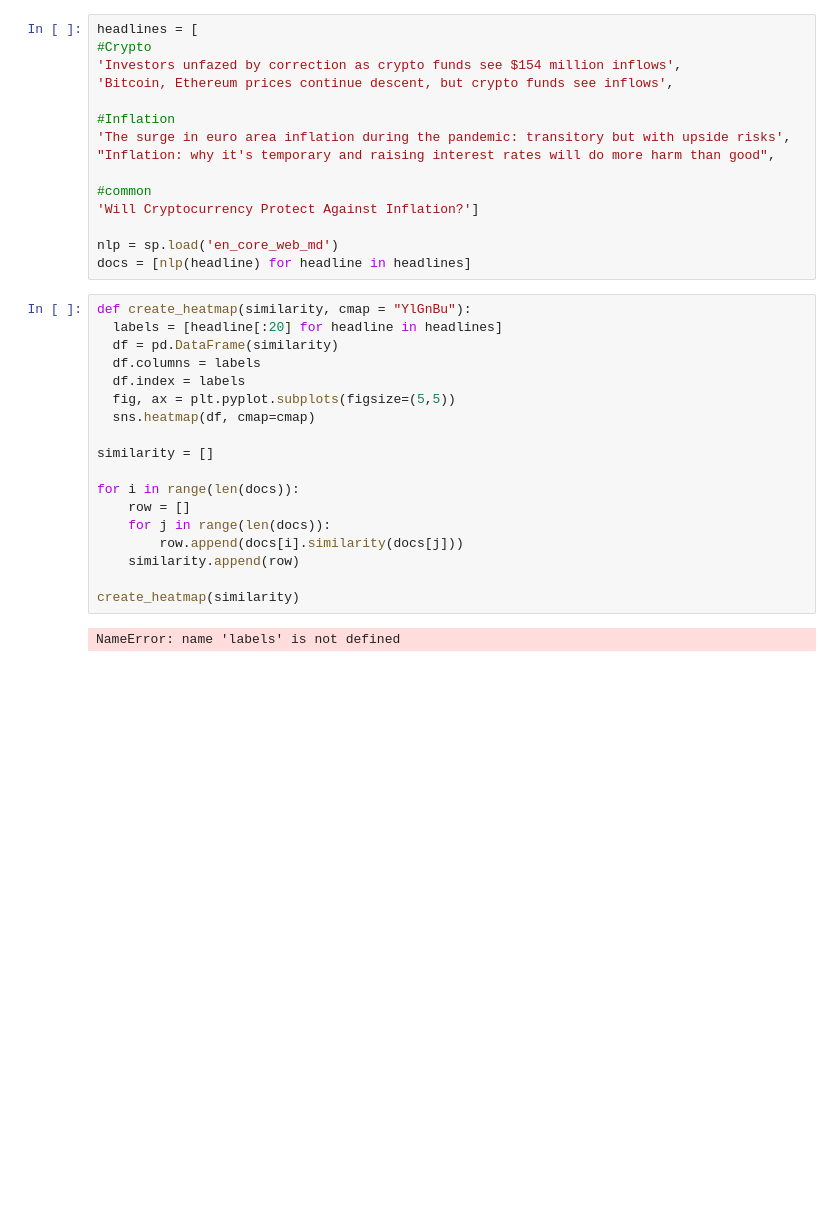
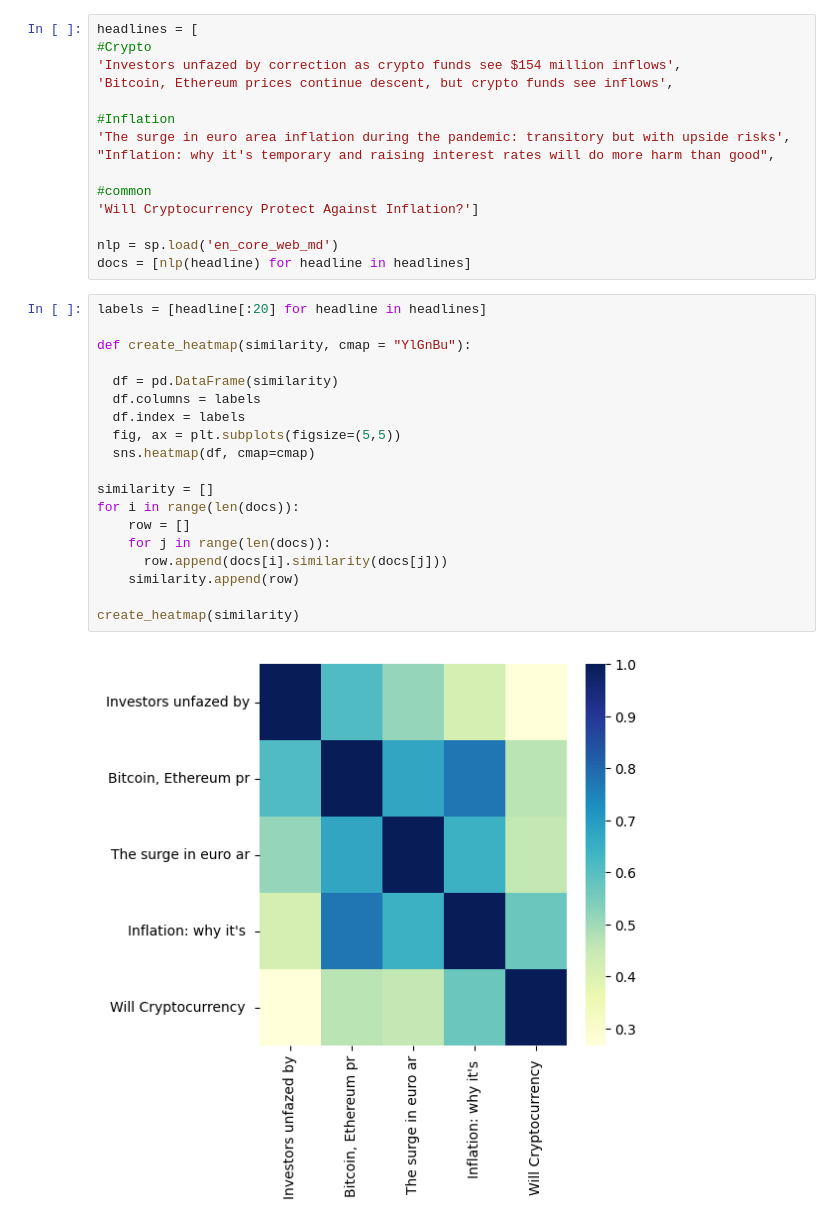
Before and after one commit to joaohsc/similarity-analysis, a Jupyter notebook: word2vec.ipynb, the cells around one changed output. Drawn from its saved outputs; the diff is of its cells as text; blank space fills up the shorter version.

```diff
--- a/word2vec.ipynb
+++ b/word2vec.ipynb
@@ -21,22 +21,23 @@ headlines = [
 nlp = sp.load('en_core_web_md')
 docs = [nlp(headline) for headline in headlines]
 # %%
+labels = [headline[:20] for headline in headlines]
+
 def create_heatmap(similarity, cmap = "YlGnBu"):
-  labels = [headline[:20] for headline in headlines]
+
   df = pd.DataFrame(similarity)
   df.columns = labels
   df.index = labels
-  fig, ax = plt.pyplot.subplots(figsize=(5,5))
+  fig, ax = plt.subplots(figsize=(5,5))
   sns.heatmap(df, cmap=cmap)
 
 similarity = []
-
 for i in range(len(docs)):
     row = []
     for j in range(len(docs)):
-        row.append(docs[i].similarity(docs[j]))
+      row.append(docs[i].similarity(docs[j]))
     similarity.append(row)
 
 create_heatmap(similarity)
 # %% [output]
-NameError: name 'labels' is not defined
+[figure, added]
```
Also changed, not shown: parts of 1 cell of this notebook, 2 other files.
